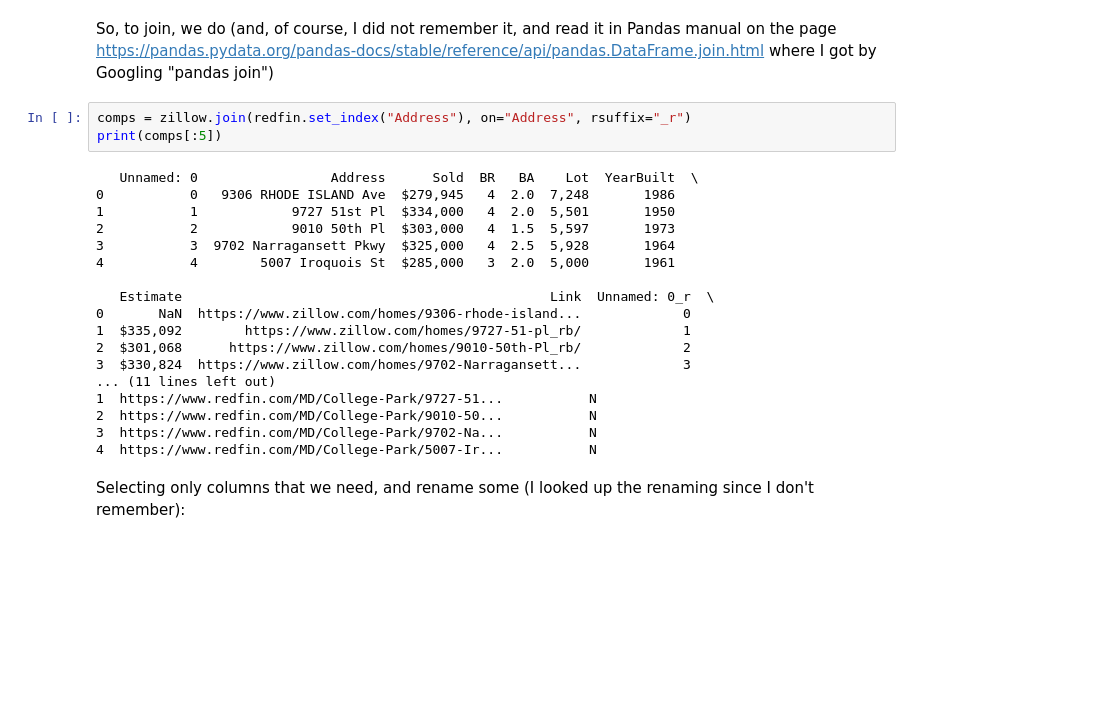
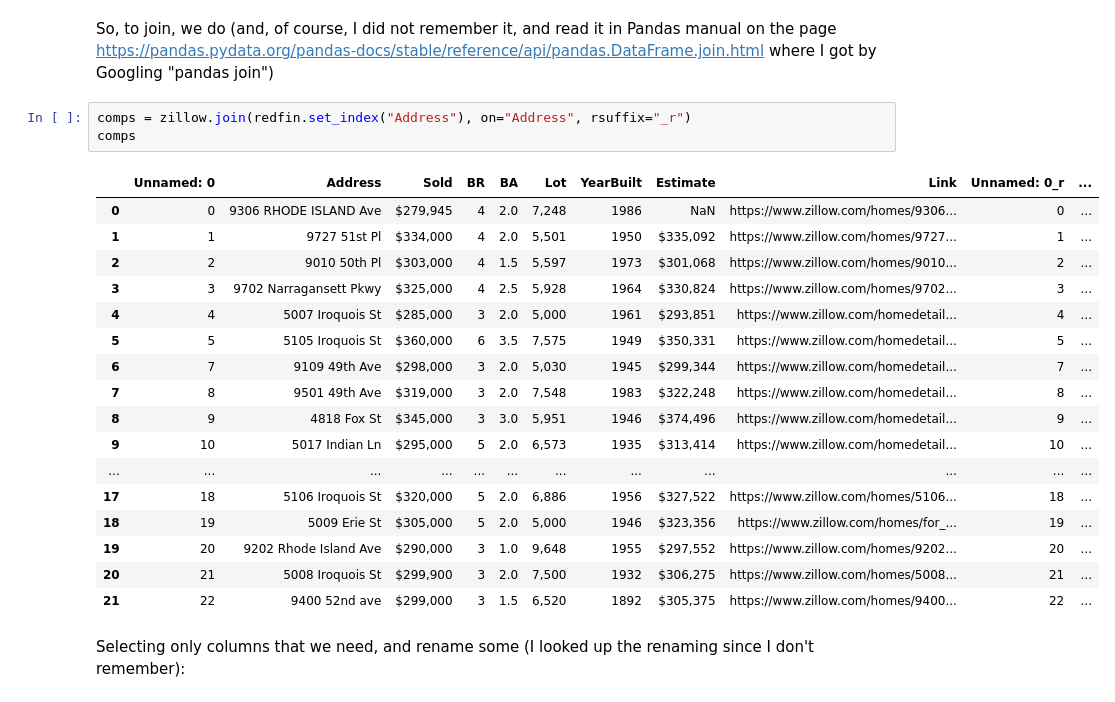
Before and after one commit to raudskjeggg/4t, a Jupyter notebook: CompSales.ipynb, the cells around one changed output. Cells and saved outputs as stored; diff of their text form; blank space fills up the shorter version.

```diff
--- a/CompSales.ipynb
+++ b/CompSales.ipynb
@@ -46,25 +46,25 @@ page https://pandas.pydata.org/pandas-docs/stable/reference/api/pandas.DataFrame
 by Googling "pandas join")
 # %%
 comps = zillow.join(redfin.set_index("Address"), on="Address", rsuffix="_r")
-print(comps[:5])
+comps
 # %% [output]
-   Unnamed: 0                 Address      Sold  BR   BA    Lot  YearBuilt  \
-0           0   9306 RHODE ISLAND Ave  $279,945   4  2.0  7,248       1986
-1           1            9727 51st Pl  $334,000   4  2.0  5,501       1950
-2           2            9010 50th Pl  $303,000   4  1.5  5,597       1973
-3           3  9702 Narragansett Pkwy  $325,000   4  2.5  5,928       1964
-4           4        5007 Iroquois St  $285,000   3  2.0  5,000       1961
-
-   Estimate                                               Link  Unnamed: 0_r  \
-0       NaN  https://www.zillow.com/homes/9306-rhode-island...             0
-1  $335,092        https://www.zillow.com/homes/9727-51-pl_rb/             1
-2  $301,068      https://www.zillow.com/homes/9010-50th-Pl_rb/             2
-3  $330,824  https://www.zillow.com/homes/9702-Narragansett...             3
-... (11 lines left out)
-1  https://www.redfin.com/MD/College-Park/9727-51...           N
-2  https://www.redfin.com/MD/College-Park/9010-50...           N
-3  https://www.redfin.com/MD/College-Park/9702-Na...           N
-4  https://www.redfin.com/MD/College-Park/5007-Ir...           N
+|  | Unnamed: 0 | Address | Sold | BR | BA | Lot | YearBuilt | Estimate | Link | Unnamed: 0_r | ... |
+| 0 | 0 | 9306 RHODE ISLAND Ave | $279,945 | 4 | 2.0 | 7,248 | 1986 | NaN | https://www.zillow.com/homes/9306... | 0 | ... |
+| 1 | 1 | 9727 51st Pl | $334,000 | 4 | 2.0 | 5,501 | 1950 | $335,092 | https://www.zillow.com/homes/9727... | 1 | ... |
+| 2 | 2 | 9010 50th Pl | $303,000 | 4 | 1.5 | 5,597 | 1973 | $301,068 | https://www.zillow.com/homes/9010... | 2 | ... |
+| 3 | 3 | 9702 Narragansett Pkwy | $325,000 | 4 | 2.5 | 5,928 | 1964 | $330,824 | https://www.zillow.com/homes/9702... | 3 | ... |
+| 4 | 4 | 5007 Iroquois St | $285,000 | 3 | 2.0 | 5,000 | 1961 | $293,851 | https://www.zillow.com/homedetail... | 4 | ... |
+| 5 | 5 | 5105 Iroquois St | $360,000 | 6 | 3.5 | 7,575 | 1949 | $350,331 | https://www.zillow.com/homedetail... | 5 | ... |
+| 6 | 7 | 9109 49th Ave | $298,000 | 3 | 2.0 | 5,030 | 1945 | $299,344 | https://www.zillow.com/homedetail... | 7 | ... |
+| 7 | 8 | 9501 49th Ave | $319,000 | 3 | 2.0 | 7,548 | 1983 | $322,248 | https://www.zillow.com/homedetail... | 8 | ... |
+| 8 | 9 | 4818 Fox St | $345,000 | 3 | 3.0 | 5,951 | 1946 | $374,496 | https://www.zillow.com/homedetail... | 9 | ... |
+| 9 | 10 | 5017 Indian Ln | $295,000 | 5 | 2.0 | 6,573 | 1935 | $313,414 | https://www.zillow.com/homedetail... | 10 | ... |
+| ... | ... | ... | ... | ... | ... | ... | ... | ... | ... | ... | ... |
+| 17 | 18 | 5106 Iroquois St | $320,000 | 5 | 2.0 | 6,886 | 1956 | $327,522 | https://www.zillow.com/homes/5106... | 18 | ... |
+| 18 | 19 | 5009 Erie St | $305,000 | 5 | 2.0 | 5,000 | 1946 | $323,356 | https://www.zillow.com/homes/for_... | 19 | ... |
+| 19 | 20 | 9202 Rhode Island Ave | $290,000 | 3 | 1.0 | 9,648 | 1955 | $297,552 | https://www.zillow.com/homes/9202... | 20 | ... |
+| 20 | 21 | 5008 Iroquois St | $299,900 | 3 | 2.0 | 7,500 | 1932 | $306,275 | https://www.zillow.com/homes/5008... | 21 | ... |
+| 21 | 22 | 9400 52nd ave | $299,000 | 3 | 1.5 | 6,520 | 1892 | $305,375 | https://www.zillow.com/homes/9400... | 22 | ... |
 # %% [markdown]
 Selecting only columns that we need, and rename some (I looked up the renaming since I don't remember):
 # %%
```
Also changed, not shown: parts of 18 cells of this notebook, 2 other files.
